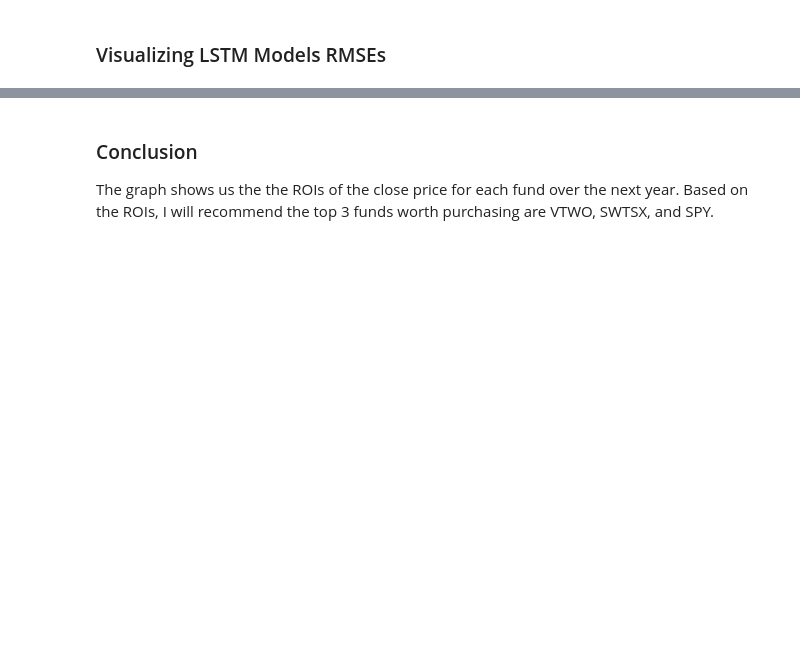
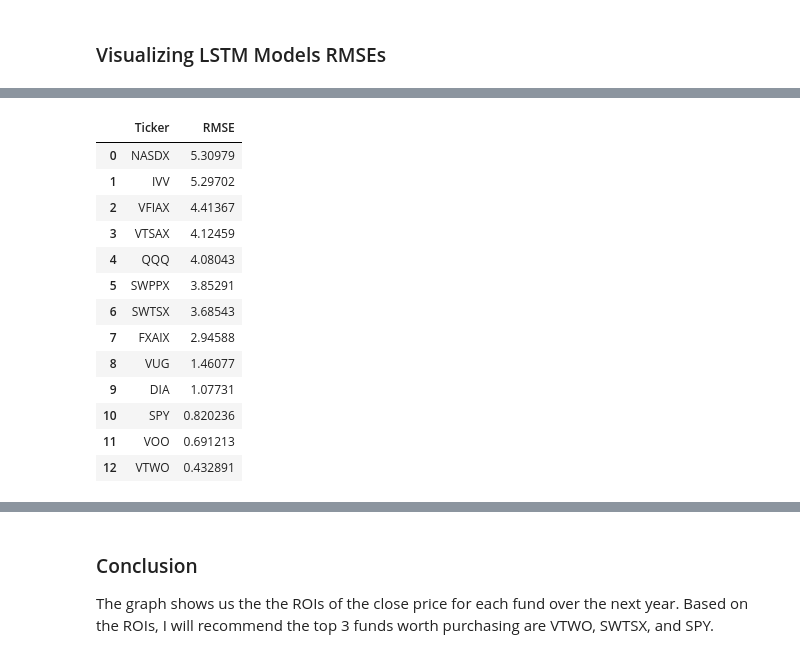
Before and after one commit to j-vasquez21/Stock-Forecasting, a Jupyter notebook: Evaluation.ipynb, the cells around one changed output, grey strips where cells are left out. Saved outputs shown, nothing was run; the diff lists cells and outputs as text; code cells hidden in the pictures; blank space fills up the shorter version.

```diff
--- a/Evaluation.ipynb
+++ b/Evaluation.ipynb
@@ -101,2 +118,21 @@ VTWO      5.43574
 Name: 2, dtype: object
+# %%
+lstm_rmses_sorted = pd.DataFrame(lstm_rmses_sorted).reset_index()
+lstm_rmses_sorted.columns = ['Ticker','RMSE']
+lstm_rmses_sorted
+# %% [output]
+|  | Ticker | RMSE |
+| 0 | NASDX | 5.30979 |
+| 1 | IVV | 5.29702 |
+| 2 | VFIAX | 4.41367 |
+| 3 | VTSAX | 4.12459 |
+| 4 | QQQ | 4.08043 |
+| 5 | SWPPX | 3.85291 |
+| 6 | SWTSX | 3.68543 |
+| 7 | FXAIX | 2.94588 |
+| 8 | VUG | 1.46077 |
+| 9 | DIA | 1.07731 |
+| 10 | SPY | 0.820236 |
+| 11 | VOO | 0.691213 |
+| 12 | VTWO | 0.432891 |
 # %%
```
Also changed, not shown: parts of 17 cells of this notebook, 24 other files.
